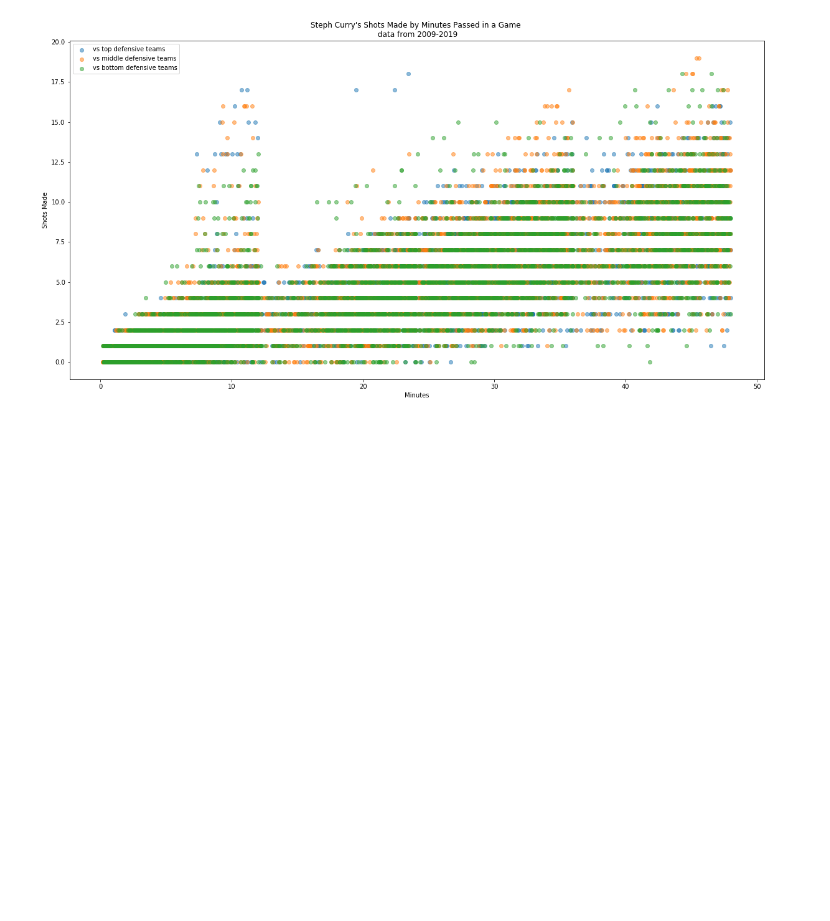
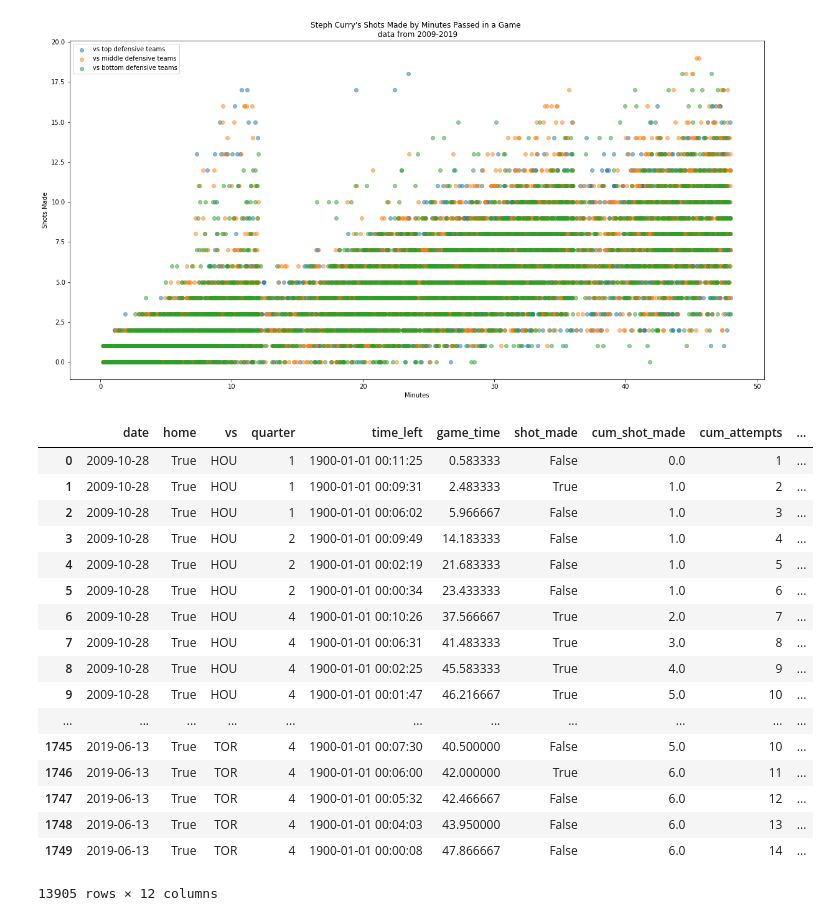
Before and after one commit to Fluffisaurus/player-performance-projection, a Jupyter notebook: scripts/combine_shooting_data.ipynb, the cells around one changed output. Saved outputs shown, nothing was run; the diff lists cells and outputs as text; code cells hidden in the pictures; blank space fills up the shorter version.

```diff
--- a/scripts/combine_shooting_data.ipynb
+++ b/scripts/combine_shooting_data.ipynb
@@ -203,3 +224,24 @@ trial = top_def_DF[(top_def_DF['cum_shot_made'] > 9) & (top_def_DF['game_time']
 #USING 2009-2017 FOR TRAINING
 filter_2019 = top_def_DF[(top_def_DF['date'] <= '2017-12-31')]
 with_2019 = top_def_DF[(top_def_DF['date'] > '2017-12-31')]
+# %%
+df_all
+# %% [output]
+|  | date | home | vs | quarter | time_left | game_time | shot_made | cum_shot_made | cum_attempts | ... |
+| 0 | 2009-10-28 | True | HOU | 1 | 1900-01-01 00:11:25 | 0.583333 | False | 0.0 | 1 | ... |
+| 1 | 2009-10-28 | True | HOU | 1 | 1900-01-01 00:09:31 | 2.483333 | True | 1.0 | 2 | ... |
+| 2 | 2009-10-28 | True | HOU | 1 | 1900-01-01 00:06:02 | 5.966667 | False | 1.0 | 3 | ... |
+| 3 | 2009-10-28 | True | HOU | 2 | 1900-01-01 00:09:49 | 14.183333 | False | 1.0 | 4 | ... |
+| 4 | 2009-10-28 | True | HOU | 2 | 1900-01-01 00:02:19 | 21.683333 | False | 1.0 | 5 | ... |
+| 5 | 2009-10-28 | True | HOU | 2 | 1900-01-01 00:00:34 | 23.433333 | False | 1.0 | 6 | ... |
+| 6 | 2009-10-28 | True | HOU | 4 | 1900-01-01 00:10:26 | 37.566667 | True | 2.0 | 7 | ... |
+| 7 | 2009-10-28 | True | HOU | 4 | 1900-01-01 00:06:31 | 41.483333 | True | 3.0 | 8 | ... |
+| 8 | 2009-10-28 | True | HOU | 4 | 1900-01-01 00:02:25 | 45.583333 | True | 4.0 | 9 | ... |
+| 9 | 2009-10-28 | True | HOU | 4 | 1900-01-01 00:01:47 | 46.216667 | True | 5.0 | 10 | ... |
+| ... | ... | ... | ... | ... | ... | ... | ... | ... | ... | ... |
+| 1745 | 2019-06-13 | True | TOR | 4 | 1900-01-01 00:07:30 | 40.500000 | False | 5.0 | 10 | ... |
+| 1746 | 2019-06-13 | True | TOR | 4 | 1900-01-01 00:06:00 | 42.000000 | True | 6.0 | 11 | ... |
+| 1747 | 2019-06-13 | True | TOR | 4 | 1900-01-01 00:05:32 | 42.466667 | False | 6.0 | 12 | ... |
+| 1748 | 2019-06-13 | True | TOR | 4 | 1900-01-01 00:04:03 | 43.950000 | False | 6.0 | 13 | ... |
+| 1749 | 2019-06-13 | True | TOR | 4 | 1900-01-01 00:00:08 | 47.866667 | False | 6.0 | 14 | ... |
+13905 rows × 12 columns
```
Also changed, not shown: parts of 5 cells of this notebook, 3 other files.
